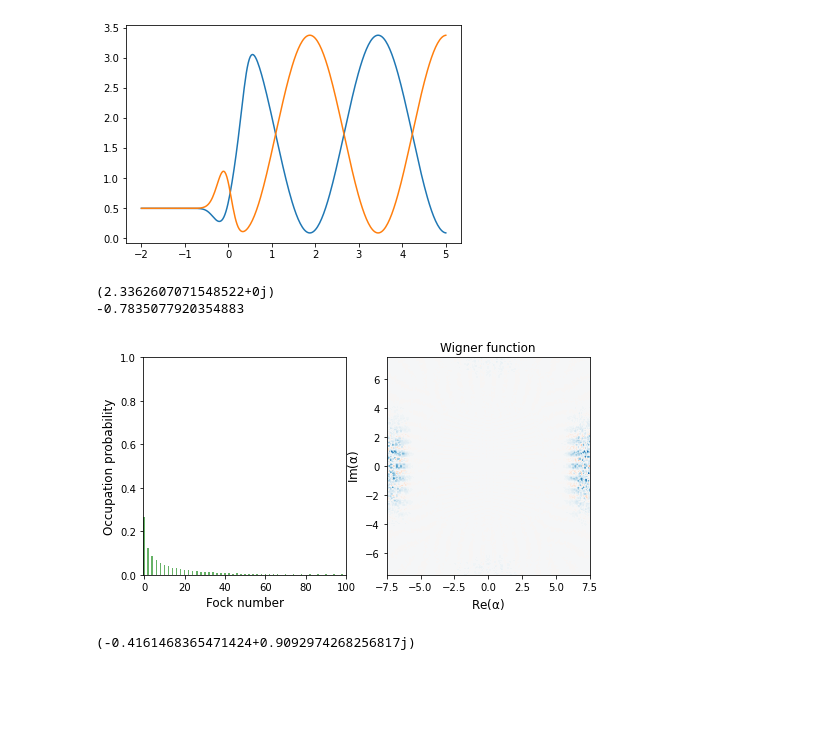
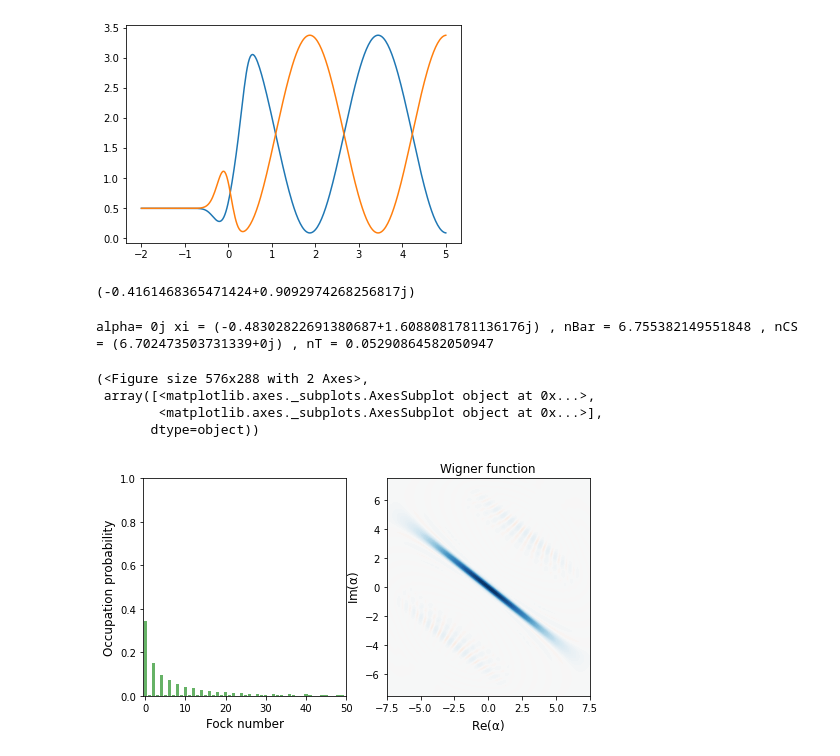
Before and after one commit to R-Thomm/Robin-Master, a Jupyter notebook: squeezed.ipynb, the cells around one changed output. Drawn from its saved outputs; the diff is of its cells as text; code cells hidden in the pictures; blank space fills up the shorter version.

```diff
--- a/squeezed.ipynb
+++ b/squeezed.ipynb
@@ -124,29 +126,40 @@ plt.plot(timesQ, varP, label = "variance of p")
 # %% [output]
 [<matplotlib.lines.Line2D at 0x...>]
 [figure]
-# %%
-# check formulas
-n = 100
-
-psi = squeeze(n, -2)*fock(n)
-
-ad = create(n)
-a = destroy(n)
-x = (ad + a)
-p = 1j*(ad - a)
-
-plot_wigner_fock_distribution(psi)
-
-# numb = ad*a
-vX = expect(x*x, psi)# - expect(x, psi)**2
-vP = expect(p*p, psi)# - expect(p, psi)**2
-print(1/2*np.arccosh(vX+vP + 0j))
-print(1/4*np.log(vP/vX))
-# %% [output]
-(2.3362607071548522+0j)
--0.7835077920354883
-[figure, removed]
 # %%
 np.exp(1j*2)
 # %% [output]
 (-0.4161468365471424+0.9092974268256817j)
+# %%
+# dimensionless position and momentum operators
+n = 50
+ad = create(n)
+a = destroy(n)
+x = (ad + a)
+p = 1j*(ad - a)
+
+xV = variance(x, psi)
+pV = variance(p, psi)
+
+xiR = np.arcsinh(0.5*np.sqrt(xV + pV - 2 +0j))
+xiT1 = 0.25*(pV - xV)/(np.cosh(xiR)*np.sinh(xiR))
+xiT = -np.sign(xiT1)*np.arccos(xiT1)
+xi = xiR*np.exp(1j*xiT)
+# alpha = 0.5*np.sqrt(xV + pV)
+alpha = expect(a, psi)
+nCS = np.abs(alpha)**2 + np.sinh(xiR)**2
+nT = np.abs(expect(ad*a, psi) - nCS)
+
+
+print('alpha=', alpha, 'xi =', xi, ', nBar =', expect(ad*a, psi),', nCS =', nCS, ', nT =', nT)
+
+
+psi1 = displace(n, alpha)*squeeze(n, xi)*thermal_dm(n, nT)*squeeze(n, xi).dag()*displace(n, alpha).dag()
+plot_wigner_fock_distribution(psi1)
+# %% [output]
+alpha= 0j xi = (-0.48302822691380687+1.6088081781136176j) , nBar = 6.755382149551848 , nCS = (6.702473503731339+0j) , nT = 0.05290864582050947
+(<Figure size 576x288 with 2 Axes>,
+ array([<matplotlib.axes._subplots.AxesSubplot object at 0x...>,
+        <matplotlib.axes._subplots.AxesSubplot object at 0x...>],
+       dtype=object))
+[figure, added]
```
Also changed, not shown: parts of 6 cells of this notebook, 1 other file.
